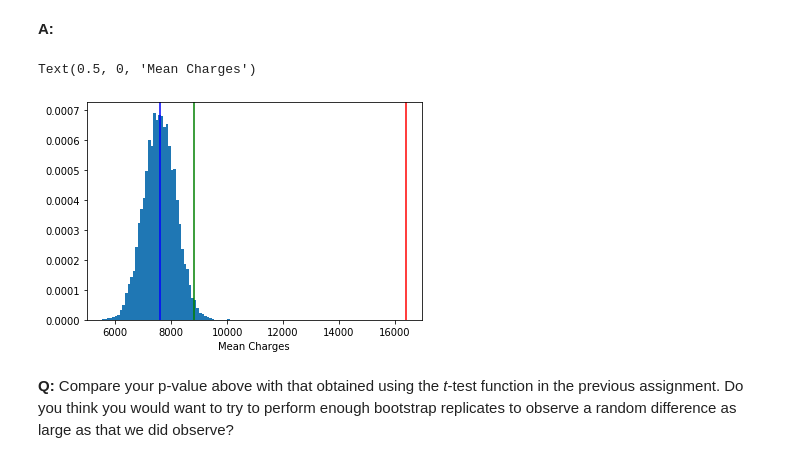
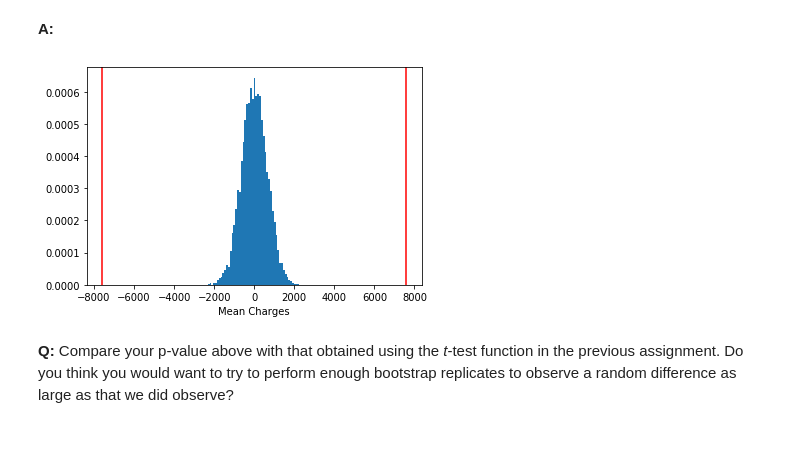
Before and after one commit to willjdew/springboard_bootstrap, a Jupyter notebook: inferential_statistics_2-Q.ipynb, the cells around one changed output. Cells and saved outputs as stored; diff of their text form; code cells hidden in the pictures.

```diff
--- a/inferential_statistics_2-Q.ipynb
+++ b/inferential_statistics_2-Q.ipynb
@@ -146,2 +152,12 @@ def diff_of_stat(data_1, data_2, stat):
+# %%
+def shifted_arrays(whole_data, data, func):
+    return(data * func(whole_data) / func(data))
+# %%
+shifted_insured = shifted_arrays(med_charges['charges'], insured, np.std)
+shifted_non_insured = shifted_arrays(med_charges['charges'], non_insured, np.std)
+# %%
+# Draw 10,000 bootstrap replicantes of standard deviation from shifted data.
+bs_std_shifted_insured = draw_bs_reps(shifted_insured, np.std, 10000)
+bs_std_shifted_noninsured = draw_bs_reps(shifted_non_insured, np.std, 10000)
 # %%
 # Compute and print p-value
@@ -160,0 +166,8 @@ non_insured_boot_mean = draw_bs_reps(non_insured, np.mean, N_rep)
+# %%
+# Difference in standard deviations
+std_diff_shifted = bs_std_shifted_insured - bs_std_shifted_noninsured
+measured_std_diff = np.std(insured) - np.std(non_insured)
+
+# p value
+p = find_p(std_diff_shifted, measured_std_diff)
+p
@@ -192,12 +201,10 @@ md = np.mean(mean_diff)
 # %%
-plt.hist(mean_diff, density=True, bins=50)
-plt.axvline(x=ibm, color='r')
-plt.axvline(x=nibm, color='g')
-plt.axvline(x=md, color='b')
-plt.xlabel('Mean Charges')
+_ = plt.hist(std_diff_shifted, density=True, bins=50)
+_ = plt.axvline(x=measured_std_diff, color='r')
+_ = plt.axvline(x=-measured_std_diff, color='r')
+_ = plt.xlabel('Mean Charges')
 # %% [output]
-Text(0.5, 0, 'Mean Charges')
-[figure, old version]
+[figure, new version]
 # %% [markdown]
 __Q:__ Compare your p-value above with that obtained using the _t_-test function in the previous assignment. Do you think you would want to try to perform enough bootstrap replicates to observe a random difference as large as that we did observe?
 # %% [markdown]
```
Also changed, not shown: parts of 29 cells of this notebook.
